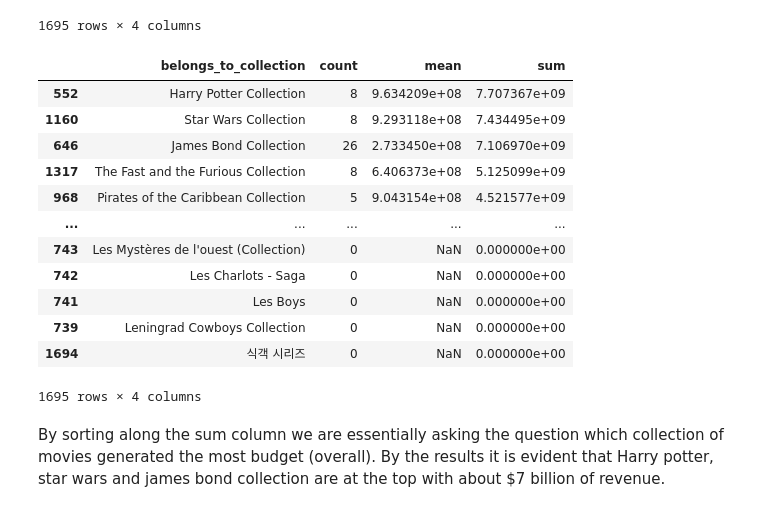
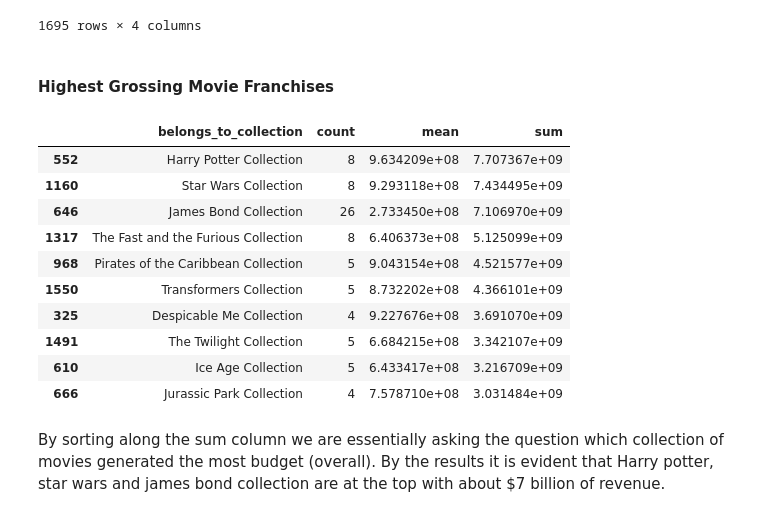
Before and after one commit to M-Awwab-Khan/most-comprehensive-movies-analysis, a Jupyter notebook: Movie_Metrics_An_Analyst_Approach.ipynb, the cells around one changed output. Saved outputs shown, nothing was run; the diff lists cells and outputs as text; code cells hidden in the pictures.

```diff
--- a/Movie_Metrics_An_Analyst_Approach.ipynb
+++ b/Movie_Metrics_An_Analyst_Approach.ipynb
@@ -325,21 +325,21 @@ fran_pivot = df_fran.pivot_table(index='belongs_to_collection', values='revenue'
 | 1693 | 男はつらいよ シリーズ | 0 | NaN | 0.0 |
 | 1694 | 식객 시리즈 | 0 | NaN | 0.0 |
 1695 rows × 4 columns
+# %% [markdown]
+#### Highest Grossing Movie Franchises
 # %%
-fran_pivot.sort_values('sum', ascending=False)
+fran_pivot.sort_values('sum', ascending=False).head(10)
 # %% [output]
 |  | belongs_to_collection | count | mean | sum |
 | 552 | Harry Potter Collection | 8 | 9.634209e+08 | 7.707367e+09 |
 | 1160 | Star Wars Collection | 8 | 9.293118e+08 | 7.434495e+09 |
 | 646 | James Bond Collection | 26 | 2.733450e+08 | 7.106970e+09 |
 | 1317 | The Fast and the Furious Collection | 8 | 6.406373e+08 | 5.125099e+09 |
 | 968 | Pirates of the Caribbean Collection | 5 | 9.043154e+08 | 4.521577e+09 |
-| ... | ... | ... | ... | ... |
-| 743 | Les Mystères de l'ouest (Collection) | 0 | NaN | 0.000000e+00 |
-| 742 | Les Charlots - Saga | 0 | NaN | 0.000000e+00 |
-| 741 | Les Boys | 0 | NaN | 0.000000e+00 |
-| 739 | Leningrad Cowboys Collection | 0 | NaN | 0.000000e+00 |
-| 1694 | 식객 시리즈 | 0 | NaN | 0.000000e+00 |
+| 1550 | Transformers Collection | 5 | 8.732202e+08 | 4.366101e+09 |
+| 325 | Despicable Me Collection | 4 | 9.227676e+08 | 3.691070e+09 |
+| 1491 | The Twilight Collection | 5 | 6.684215e+08 | 3.342107e+09 |
+| 610 | Ice Age Collection | 5 | 6.433417e+08 | 3.216709e+09 |
+| 666 | Jurassic Park Collection | 4 | 7.578710e+08 | 3.031484e+09 |
-1695 rows × 4 columns
 # %% [markdown]
 By sorting along the sum column we are essentially asking the question which collection of movies generated the most budget (overall). By the results it is evident that Harry potter, star wars and james bond collection are at the top with about $7 billion of revenue.
```
Also changed, not shown: parts of 15 cells of this notebook.
